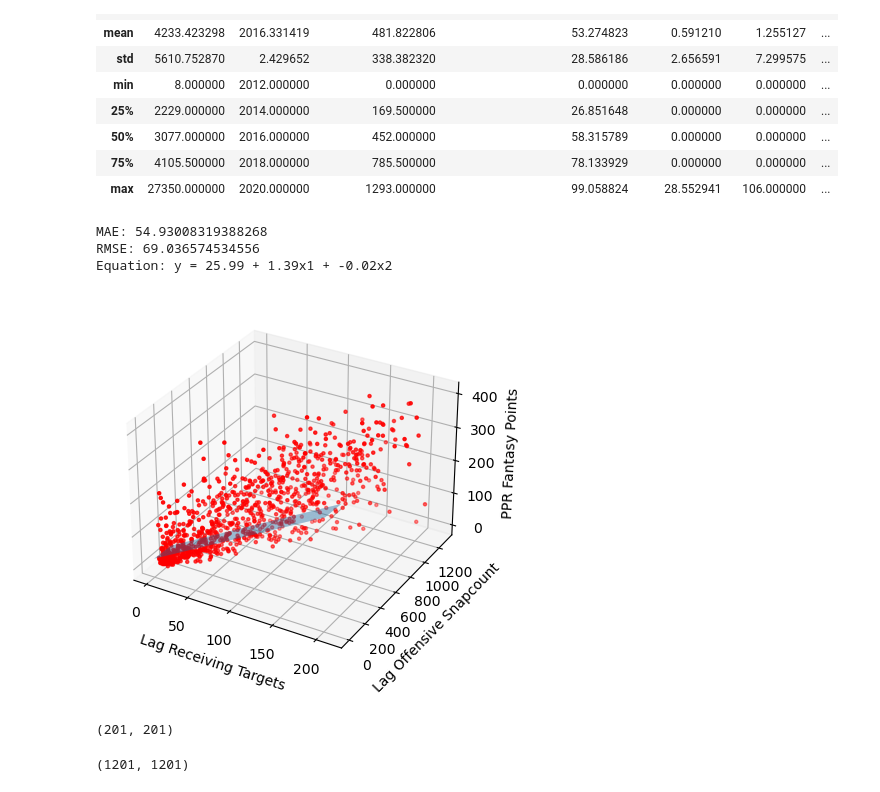
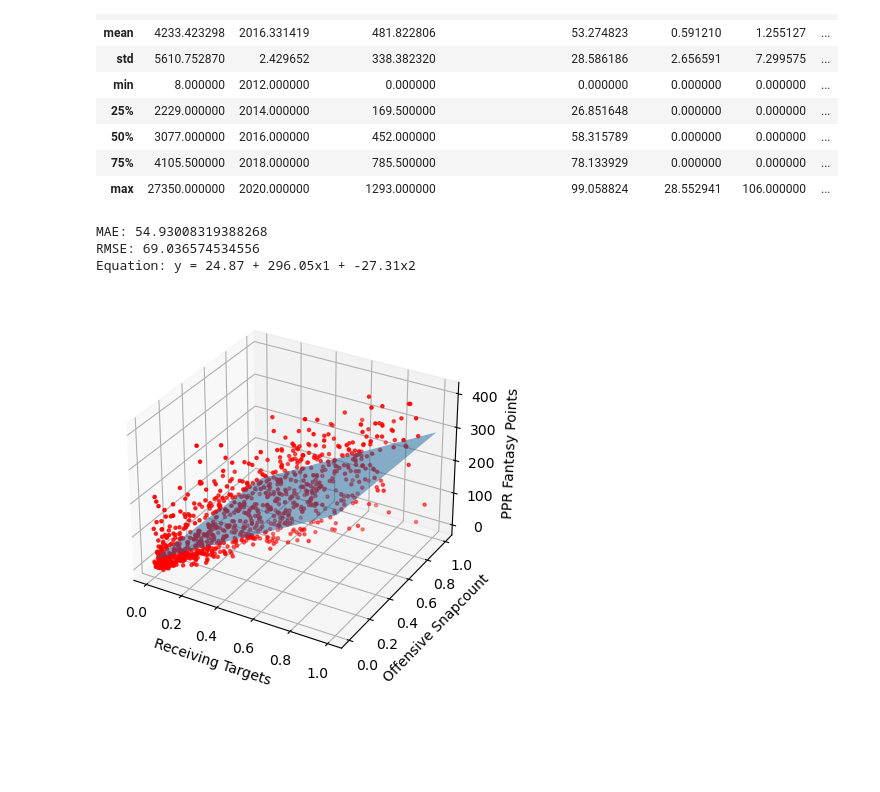
Before and after one commit to fantasydatapros/visualizations, a Jupyter notebook: code/notebooks/mlr_3d_football.ipynb, the cells around one changed output. Drawn from its saved outputs; the diff is of its cells as text; code cells hidden in the pictures; blank space fills up the shorter version.

```diff
--- a/code/notebooks/mlr_3d_football.ipynb
+++ b/code/notebooks/mlr_3d_football.ipynb
@@ -82,10 +74,9 @@ df.head()
 # %%
 wr_df = df.loc[(df['pos'] == 'WR') & (df['season'] < 2021)]
 wr_df = wr_df.loc[wr_df['lag_offensive_snapcount_1'] > 50]
-# %%
-wr_df['lag_receiving_tar_norm']=(wr_df['lag_receiving_tar_1']-wr_df['lag_receiving_tar_1'].mean())/wr_df['lag_receiving_tar_1'].std()
-# %%
-wr_df['lag_offensive_snapcount_norm']=(wr_df['lag_offensive_snapcount_1']-wr_df['lag_offensive_snapcount_1'].mean())/wr_df['lag_offensive_snapcount_1'].std()
+# %%
+wr_df['lag_offensive_snapcount_norm'] = (wr_df['lag_offensive_snapcount_1'] - wr_df['lag_offensive_snapcount_1'].min()) / (wr_df['lag_offensive_snapcount_1'].max() - wr_df['lag_offensive_snapcount_1'].min())
+wr_df['lag_receiving_tar_norm'] = (wr_df['lag_receiving_tar_1'] - wr_df['lag_receiving_tar_1'].min()) / (wr_df['lag_receiving_tar_1'].max() - wr_df['lag_receiving_tar_1'].min())
 # %%
 wr_df.describe()
 # %% [output]
@@ -101,45 +92,37 @@ wr_df.describe()
 # %%
 
 
-X = wr_df[['lag_receiving_tar_1', 'lag_offensive_snapcount_1']].values#, 'lag_ppr_fantasy_points_1']].values
+X = wr_df[['lag_receiving_tar_norm', 'lag_offensive_snapcount_norm']].values#, 'lag_ppr_fantasy_points_1']].values
 y = wr_df['ppr_fantasy_points'].values
 
 X_train, X_test, y_train, y_test = train_test_split(X, y, test_size=0.2, random_state=10)
 
 fig = plt.figure()
 ax = fig.add_subplot(111, projection='3d')
 ax.scatter(X_train[:,0], X_train[:,1], y_train, marker='.', color='red')
-ax.set_xlabel("Lag Receiving Targets")
-ax.set_ylabel("Lag Offensive Snapcount")
+ax.set_xlabel("Receiving Targets")
+ax.set_ylabel("Offensive Snapcount")
 ax.set_zlabel("PPR Fantasy Points")
 
 model = sklearn.linear_model.LinearRegression()
 model.fit(X_train, y_train)
 y_pred = model.predict(X_test)
 
 print("MAE: {}".format(np.abs(y_test-y_pred).mean()))
 print("RMSE: {}".format(np.sqrt(((y_test-y_pred)**2).mean())))
 
 coefs = model.coef_
 intercept = model.intercept_
-xs = np.tile(np.arange(201), (201,1))
-ys = np.tile(np.arange(201), (201,1)).T
+xs = np.tile(np.arange(2), (2,1))
+ys = np.tile(np.arange(2), (2,1)).T
 zs = xs*coefs[0]+ys*coefs[1]+intercept
 print("Equation: y = {:.2f} + {:.2f}x1 + {:.2f}x2".format(intercept, coefs[0],
                                                           coefs[1]))
 
 ax.plot_surface(xs,ys,zs, alpha=0.5)
 plt.show()
 # %% [output]
 MAE: 54.93008319388268
 RMSE: 69.036574534556
-Equation: y = 25.99 + 1.39x1 + -0.02x2
+Equation: y = 24.87 + 296.05x1 + -27.31x2
-[figure, old version]
+[figure, new version]
-# %%
-xs.shape
-# %% [output]
-(201, 201)
-# %%
-ys.shape
-# %% [output]
-(1201, 1201)
```
Also changed, not shown: parts of 6 cells of this notebook.
